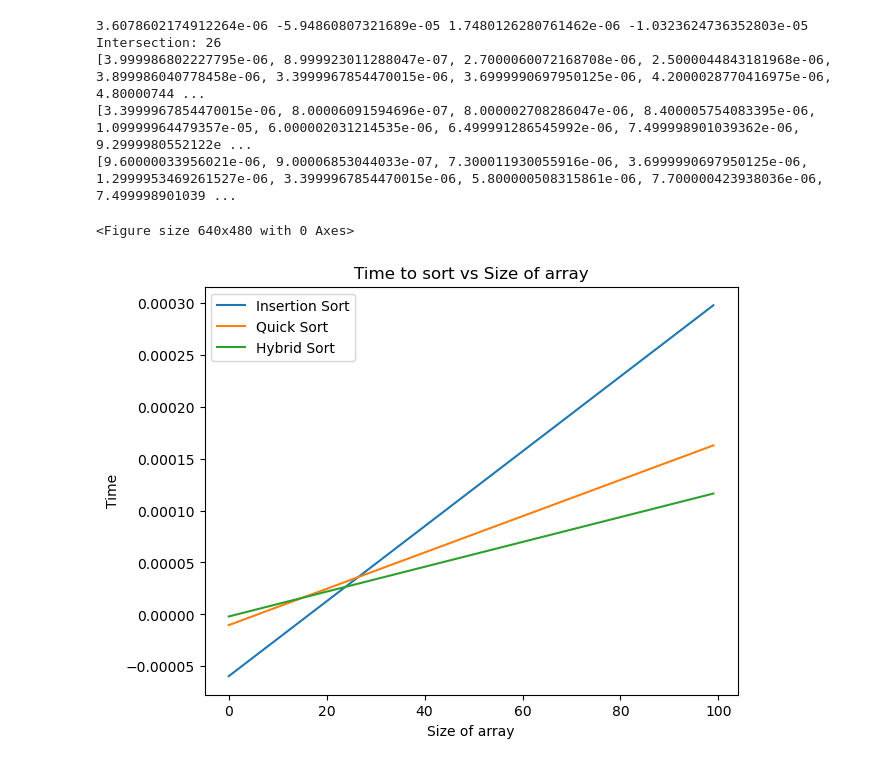
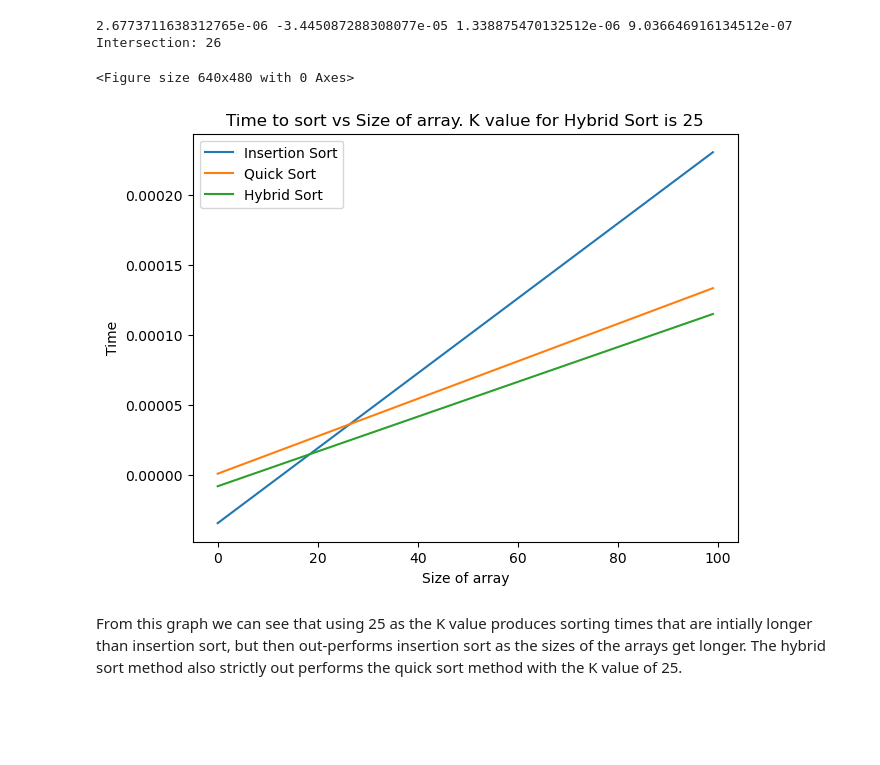
Before and after one commit to jerphan/CS3664_SemesterProject, a Jupyter notebook: QuickBasedHybridSort.ipynb, the cells around one changed output. Cells and saved outputs as stored; diff of their text form; code cells hidden in the pictures; blank space fills up the shorter version.

Commit message:
Adding method to test different K values

```diff
--- a/QuickBasedHybridSort.ipynb
+++ b/QuickBasedHybridSort.ipynb
@@ -65,14 +64,14 @@ def TimeQuickSort(arr):
     return -1
 # %%
 def HybridSort(arr, k):
-    if(len(arr) < k):
+    if(len(arr) <= k):
         InsertionSort(arr)
     else:
         QuickSort(arr, 0, len(arr) -1)
 
-def TimeHybridSort(arr):
+def TimeHybridSort(arr, k):
     start = time.perf_counter()
-    HybridSort(arr, 25)
+    HybridSort(arr, k)
     end = time.perf_counter()
     if(TestCorrectness(arr)):
         return end-start
@@ -83,8 +82,7 @@ def TestCorrectness(arr):
     buffer_array.sort()
     return arr == buffer_array
 # %%
-#Needs to make sure the size N is in the Y axis
-def main():
+def testValue(k):
     testData = createTestData()
     insertionData = []
     quickData = []
@@ -108,7 +106,7 @@ def main():
     xintersection = (d-b)/(a-c)
     xintersection = int(xintersection)
     for testArray in testData:
-        hybridData.append(TimeHybridSort(testArray.copy()))
+        hybridData.append(TimeHybridSort(testArray, k))
     print(f"{a} {b} {c} {d}\nIntersection: {xintersection}")
     e, f = np.polyfit(testDataLength, hybridData, 1)
     #ax.scatter(testDataLength, insertionData)
@@ -119,20 +117,16 @@ def main():
     #Intersection lies between ~25.3-25.9
 
     #Naming the graph and axes of the graph
-    ax.set_title("Time to sort vs Size of array")
+    ax.set_title(f"Time to sort vs Size of array. K value for Hybrid Sort is {k}")
     ax.set_ylabel("Time")
     ax.set_xlabel("Size of array")
     ax.legend()
-    print(insertionData)
-    print(quickData)
-    print(hybridData)
 # %%
-main()
+testValue(25)
 # %% [output]
-3.6078602174912264e-06 -5.94860807321689e-05 1.7480126280761462e-06 -1.0323624736352803e-05
+2.6773711638312765e-06 -3.445087288308077e-05 1.338875470132512e-06 9.036646916134512e-07
 Intersection: 26
-[3.999986802227795e-06, 8.999923011288047e-07, 2.7000060072168708e-06, 2.5000044843181968e-06, 3.899986040778458e-06, 3.3999967854470015e-06, 3.6999990697950125e-06, 4.2000028770416975e-06, 4.80000744 ...
-[3.3999967854470015e-06, 8.00006091594696e-07, 8.000002708286047e-06, 8.400005754083395e-06, 1.09999964479357e-05, 6.000002031214535e-06, 6.499991286545992e-06, 7.499998901039362e-06, 9.2999980552122e ...
-[9.60000033956021e-06, 9.00006853044033e-07, 7.300011930055916e-06, 3.6999990697950125e-06, 1.2999953469261527e-06, 3.3999967854470015e-06, 5.800000508315861e-06, 7.700000423938036e-06, 7.499998901039 ...
 <Figure size 640x480 with 0 Axes>
-[figure, old version]
+[figure, new version]
+# %% [markdown]
+From this graph we can see that using 25 as the K value produces sorting times that are intially longer than insertion sort, but then out-performs insertion sort as the sizes of the arrays get longer. The hybrid sort method also strictly out performs the quick sort method with the K value of 25.
```
Also changed, not shown: parts of 1 cell of this notebook.
